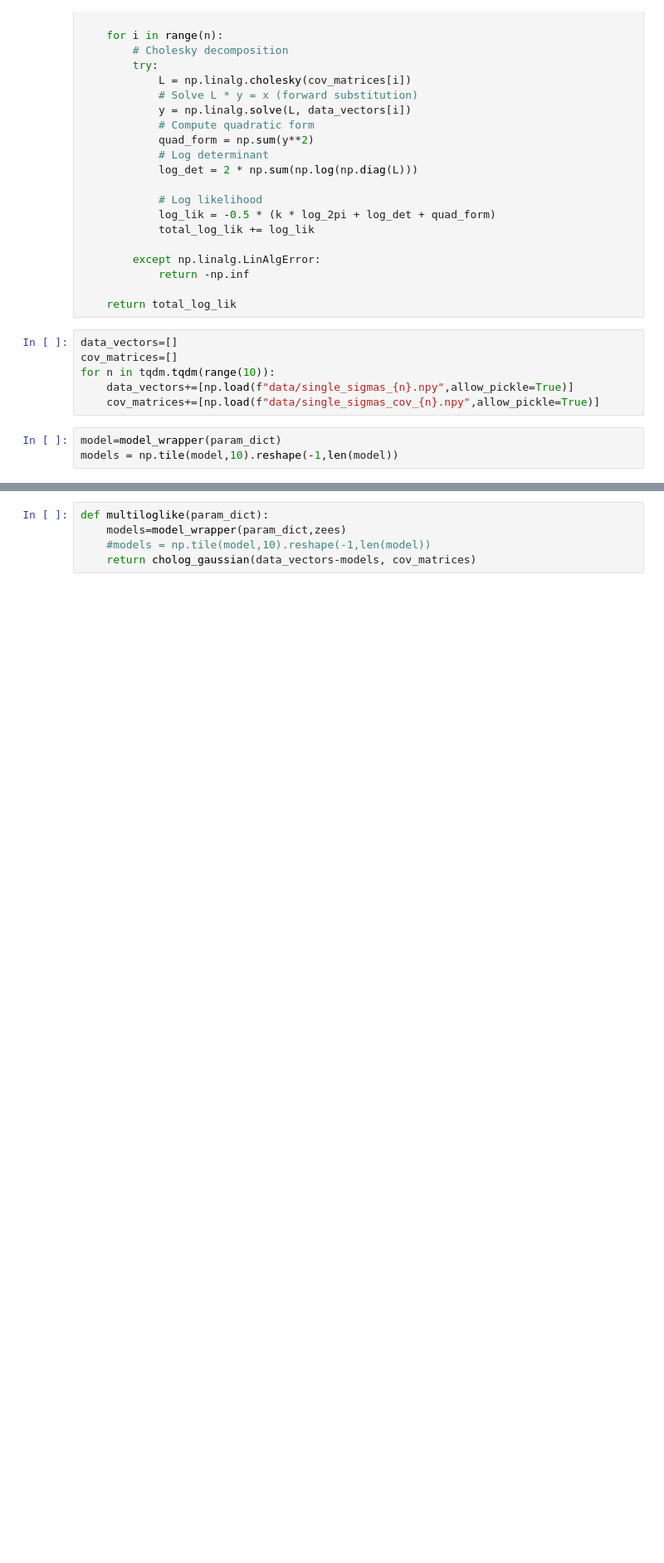
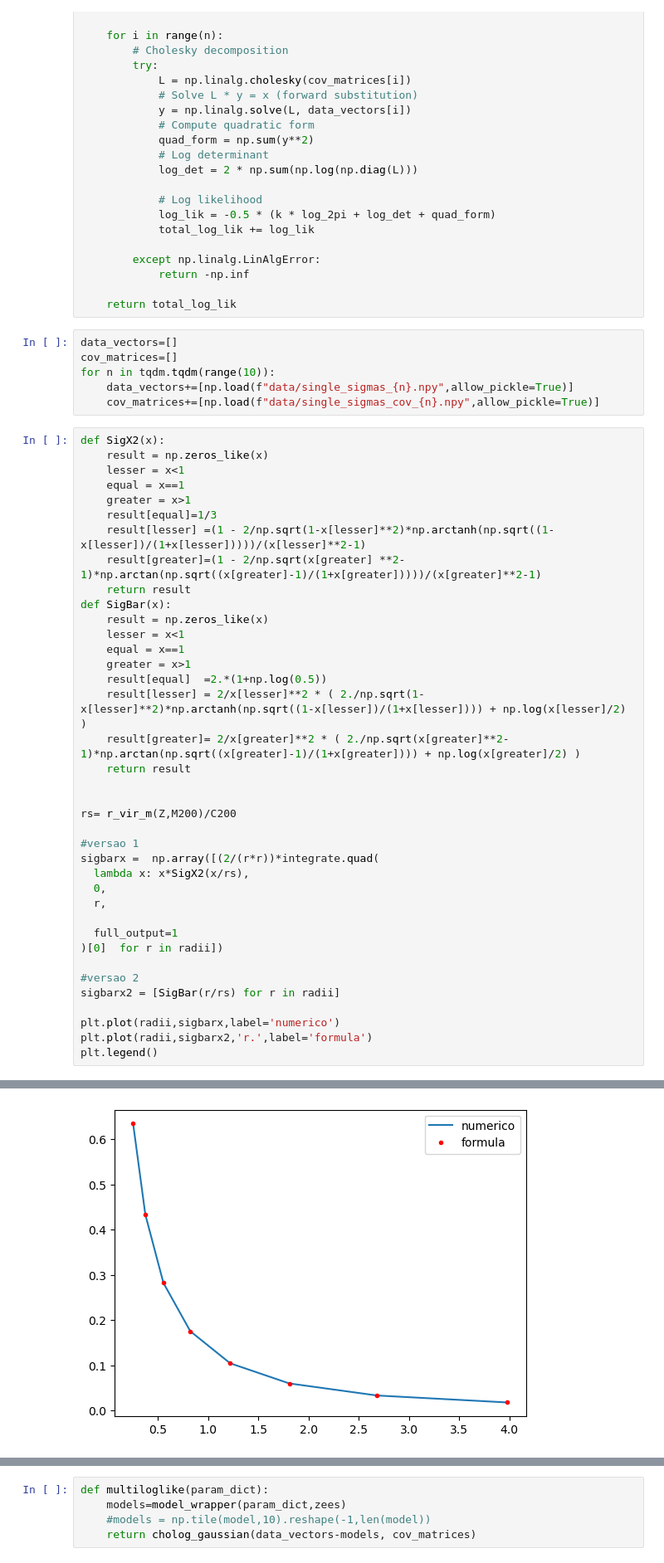
Before and after one commit to andrevitorelli/destacking, a Jupyter notebook: notebooks/prototype_destacking.ipynb, the cells around one changed output, grey strips where cells are left out. Shown at 83% size. Saved outputs shown, nothing was run; the diff lists cells and outputs as text; blank space fills up the shorter version.

```diff
--- a/notebooks/prototype_destacking.ipynb
+++ b/notebooks/prototype_destacking.ipynb
@@ -812,5 +819,41 @@ for n in tqdm.tqdm(range(10)):
     data_vectors+=[np.load(f"data/single_sigmas_{n}.npy",allow_pickle=True)]
     cov_matrices+=[np.load(f"data/single_sigmas_cov_{n}.npy",allow_pickle=True)]
 # %%
-model=model_wrapper(param_dict)
-models = np.tile(model,10).reshape(-1,len(model))
+def SigX2(x):
+    result = np.zeros_like(x)
+    lesser = x<1
+    equal = x==1
+    greater = x>1
+    result[equal]=1/3
+    result[lesser] =(1 - 2/np.sqrt(1-x[lesser]**2)*np.arctanh(np.sqrt((1-x[lesser])/(1+x[lesser]))))/(x[lesser]**2-1)
+    result[greater]=(1 - 2/np.sqrt(x[greater] **2-1)*np.arctan(np.sqrt((x[greater]-1)/(1+x[greater]))))/(x[greater]**2-1)
+    return result
+def SigBar(x):
+    result = np.zeros_like(x)
+    lesser = x<1
+    equal = x==1
+    greater = x>1
+    result[equal]  =2.*(1+np.log(0.5))
+    result[lesser] = 2/x[lesser]**2 * ( 2./np.sqrt(1-x[lesser]**2)*np.arctanh(np.sqrt((1-x[lesser])/(1+x[lesser]))) + np.log(x[lesser]/2) )
+    result[greater]= 2/x[greater]**2 * ( 2./np.sqrt(x[greater]**2-1)*np.arctan(np.sqrt((x[greater]-1)/(1+x[greater]))) + np.log(x[greater]/2) )
+    return result
+
+
+rs= r_vir_m(Z,M200)/C200
+
+#versao 1
+sigbarx =  np.array([(2/(r*r))*integrate.quad(
+  lambda x: x*SigX2(x/rs),
+  0,
+  r,
+
+  full_output=1
+)[0]  for r in radii])
+
+#versao 2
+sigbarx2 = [SigBar(r/rs) for r in radii]
+
+plt.plot(radii,sigbarx,label='numerico')
+plt.plot(radii,sigbarx2,'r.',label='formula')
+plt.legend()
+# %% [output]
@@ -816,0 +861 @@ models = np.tile(model,10).reshape(-1,len(model))
+[figure, added]
```
Also changed, not shown: parts of 45 cells of this notebook.
